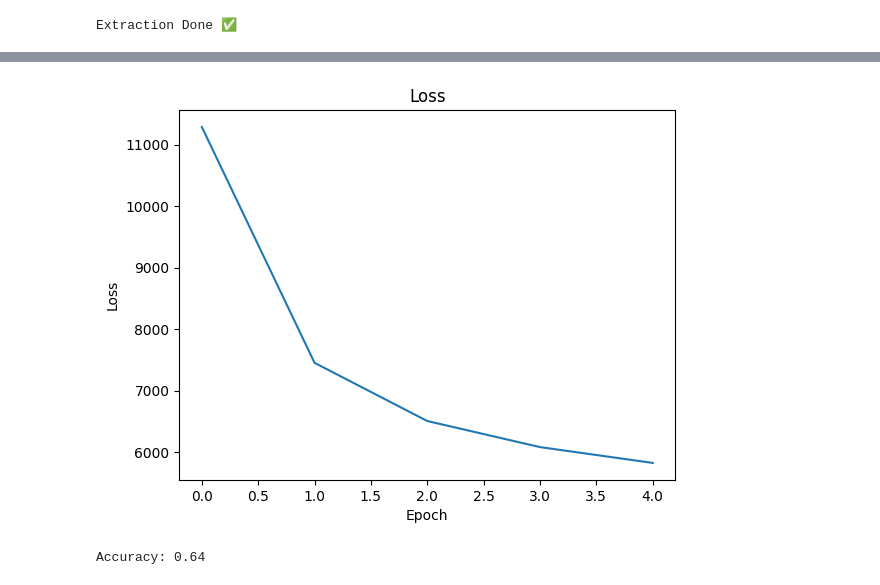
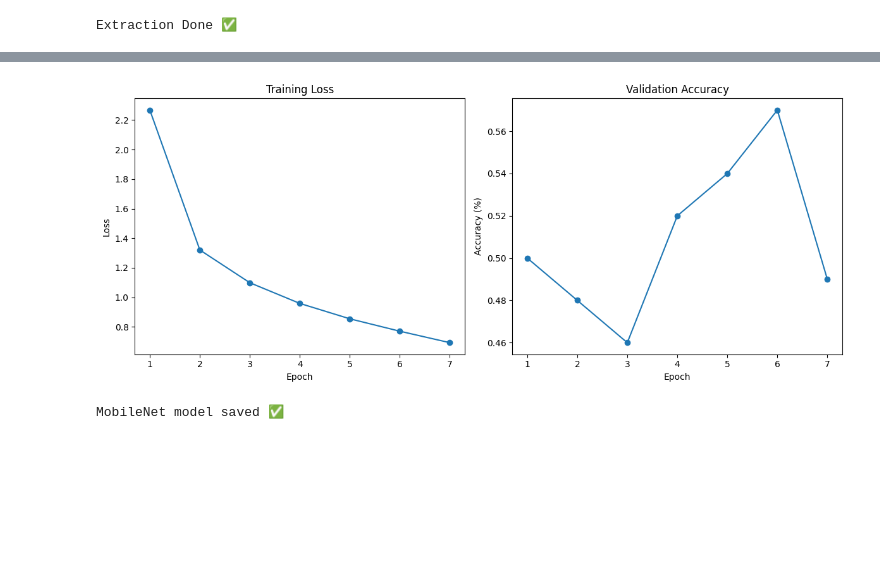
Before and after one commit to tensorbytes0202/Deep-learning, a Jupyter notebook: mobile_net(imagenet).ipynb, the cells around one changed output, grey strips where cells are left out. Drawn from its saved outputs; the diff is of its cells as text; code cells hidden in the pictures; blank space fills up the shorter version.

```diff
--- a/mobile_net(imagenet).ipynb
+++ b/mobile_net(imagenet).ipynb
@@ -32,9 +32,10 @@ import matplotlib.pyplot as plt
 # =====================
 # 2. DATA
 # =====================
-
 transform = transforms.Compose([
     transforms.Resize((224,224)),
+    transforms.RandomHorizontalFlip(),   # 🔥 added
+    transforms.RandomRotation(10),       # 🔥 added
     transforms.ToTensor(),
     transforms.Normalize(
         mean=[0.485,0.456,0.406],
@@ -56,8 +64,12 @@ device = torch.device("cuda" if torch.cuda.is_available() else "cpu")
 # =====================
 model = models.mobilenet_v2(pretrained=True)
 
-for param in model.features.parameters():
+# 🔥 allow full training (better results)
+for param in model.parameters():
     param.requires_grad = True
 
-model.classifier[1] = nn.Linear(model.classifier[1].in_features, 200)
+model.classifier[1] = nn.Linear(
+    model.classifier[1].in_features, 200
+)
+
 model = model.to(device)
@@ -101,29 +140,36 @@ Training Time: 2769.7717921733856
-# %%
-# =====================
-# 5. GRAPH
-# =====================
-plt.plot(losses_per_epoch)
-plt.title("Loss")
-plt.xlabel("Epoch")
-plt.ylabel("Loss")
-plt.show()
-# %% [output]
-[figure, removed]
-# %%
-# =====================
-# 6. ACCURACY
-# =====================
-model.eval()
-correct, total = 0,0
-
-with torch.no_grad():
-    for images, labels in val_loader:
-        images, labels = images.to(device), labels.to(device)
-        outputs = model(images)
-        _, pred = torch.max(outputs,1)
-        total += labels.size(0)
-        correct += (pred==labels).sum().item()
-
-print("Accuracy:", 100*correct/total)
-# %% [output]
-Accuracy: 0.64
+# %%
+# =====================
+# 5. GRAPHS 🔥
+# =====================
+epochs = range(1, len(train_losses)+1)
+
+plt.figure(figsize=(12,5))
+
+# Loss
+plt.subplot(1,2,1)
+plt.plot(epochs, train_losses, marker='o')
+plt.title("Training Loss")
+plt.xlabel("Epoch")
+plt.ylabel("Loss")
+
+# Accuracy
+plt.subplot(1,2,2)
+plt.plot(epochs, val_accuracies, marker='o')
+plt.title("Validation Accuracy")
+plt.xlabel("Epoch")
+plt.ylabel("Accuracy (%)")
+
+plt.tight_layout()
+plt.show()
+# %% [output]
+[figure, added]
+# %%
+import os
+
+os.makedirs("outputs/mobilenet", exist_ok=True)
+
+torch.save(model.state_dict(), "outputs/mobilenet/mobilenet_model.pth")
+
+print("MobileNet model saved ✅")
+# %% [output]
+MobileNet model saved ✅
```
Also changed, not shown: parts of 5 cells of this notebook.
